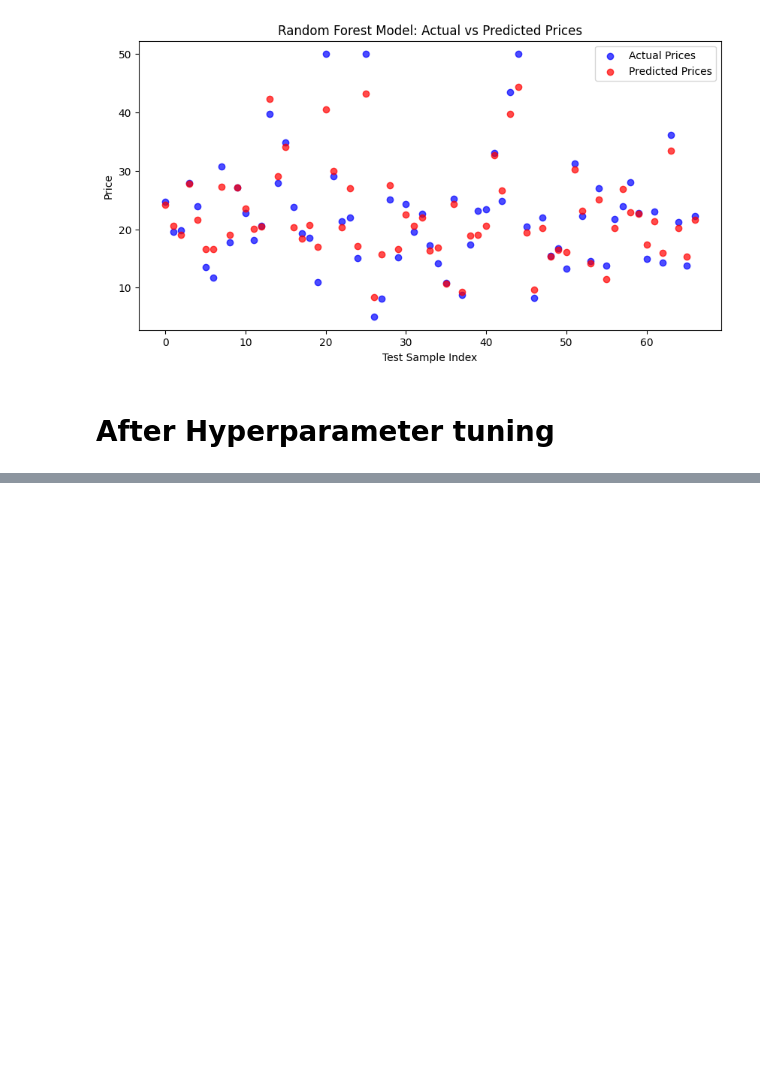
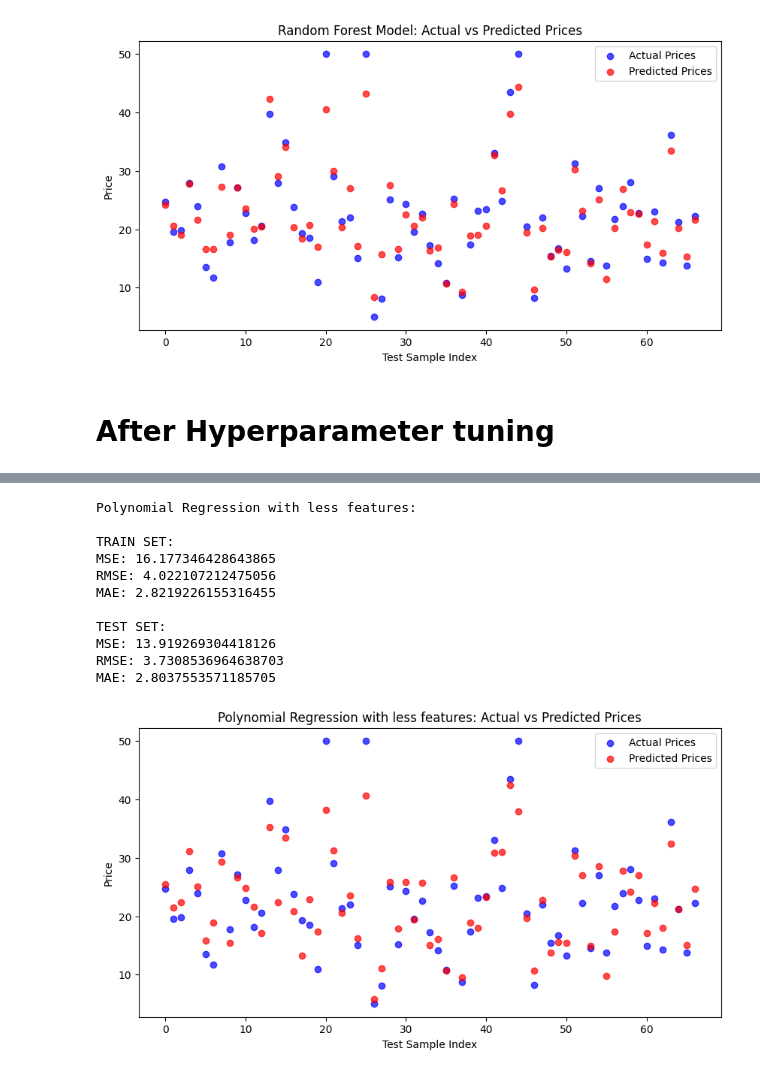
Before and after one commit to DillonWard/real-estate-price-predictor, a Jupyter notebook: main.ipynb, the cells around one changed output, grey strips where cells are left out. Saved outputs shown, nothing was run; the diff lists cells and outputs as text; code cells hidden in the pictures; blank space fills up the shorter version.

```diff
--- a/main.ipynb
+++ b/main.ipynb
@@ -247,0 +225,20 @@ display(df)
+# %%
+print("Polynomial Regression with less features:")
+sgdr, X_test, y_test, y_test_pred, results = train_evaluate_polynomial_regression(_x_train, _y_train, model_name='polynomial_less_features')
+overall_results = populate_overall_results(5, results, overall_results)
+
+indices = np.arange(len(y_test))
+draw_scatter_plot(indices, y_test, y_test_pred, "Test Sample Index", "Price", "Polynomial Regression with less features: Actual vs Predicted Prices")
+# %% [output]
+Polynomial Regression with less features:
+
+TRAIN SET:
+MSE: 16.177346428643865
+RMSE: 4.022107212475056
+MAE: 2.8219226155316455
+
+TEST SET:
+MSE: 13.919269304418126
+RMSE: 3.7308536964638703
+MAE: 2.8037553571185705
+[figure, added]
```
Also changed, not shown: parts of 14 cells of this notebook, 31 other files.
